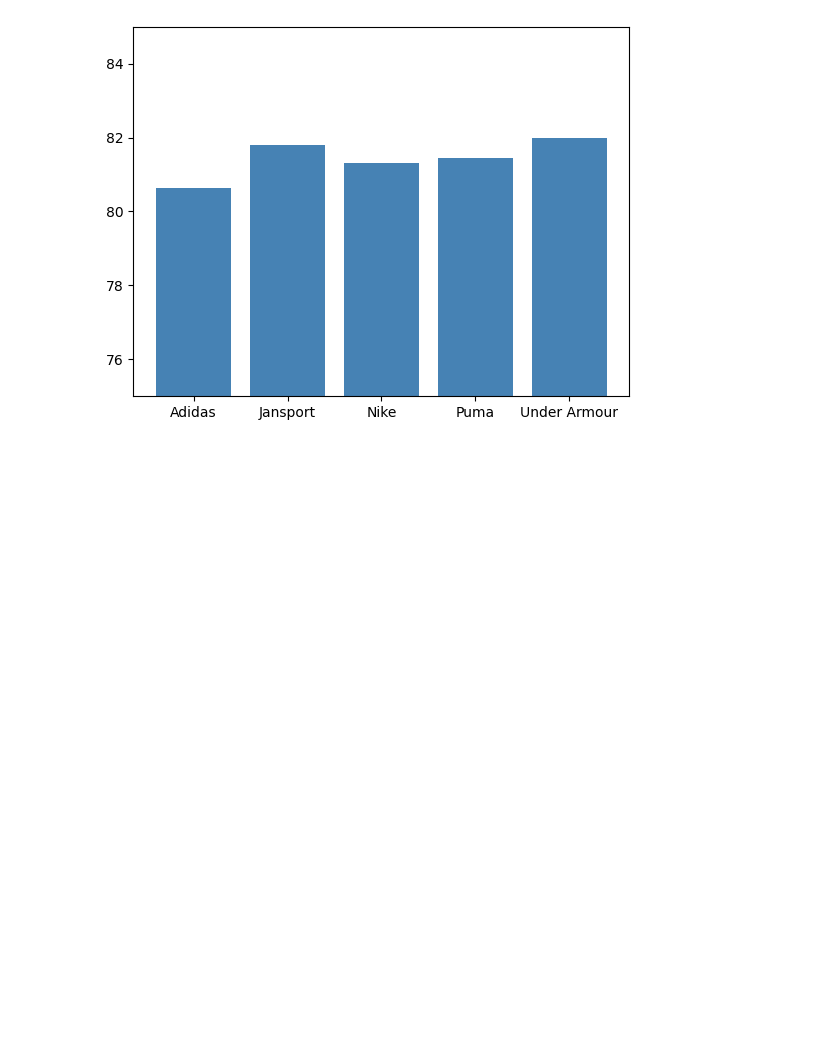
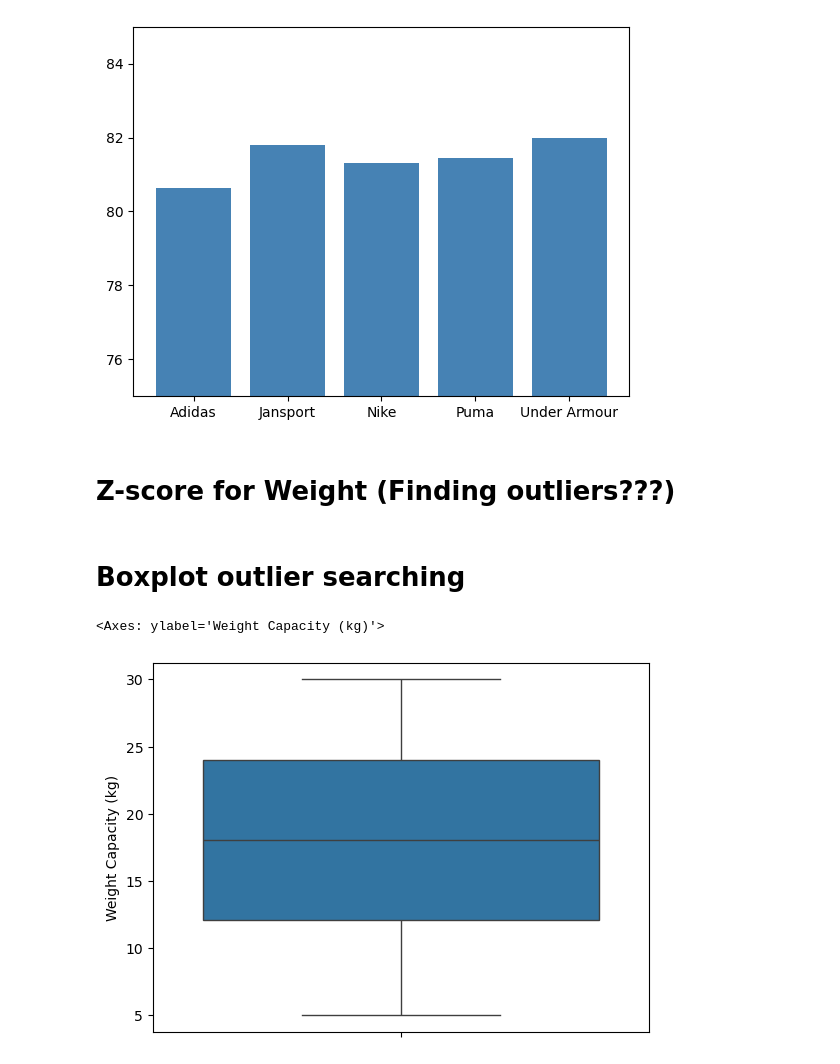
Before and after one commit to mbyczyns/Kaggle---backpack, a Jupyter notebook: eda.ipynb, the cells around one changed output. Drawn from its saved outputs; the diff is of its cells as text; code cells hidden in the pictures; blank space fills up the shorter version.

```diff
--- a/eda.ipynb
+++ b/eda.ipynb
@@ -71,3 +71,5 @@ plt.ylim(75,85)
 # %% [output]
 (75.0, 85.0)
 [figure]
+# %% [markdown]
+# Z-score for Weight (Finding outliers???)
@@ -73,0 +87,9 @@ plt.ylim(75,85)
+# %% [markdown]
+# Boxplot outlier searching
+# %%
+import seaborn as sns
+
+sns.boxplot(df['Weight Capacity (kg)'])
+# %% [output]
+<Axes: ylabel='Weight Capacity (kg)'>
+[figure, added]
```
Also changed, not shown: parts of 1 cell of this notebook, 6 other files.
